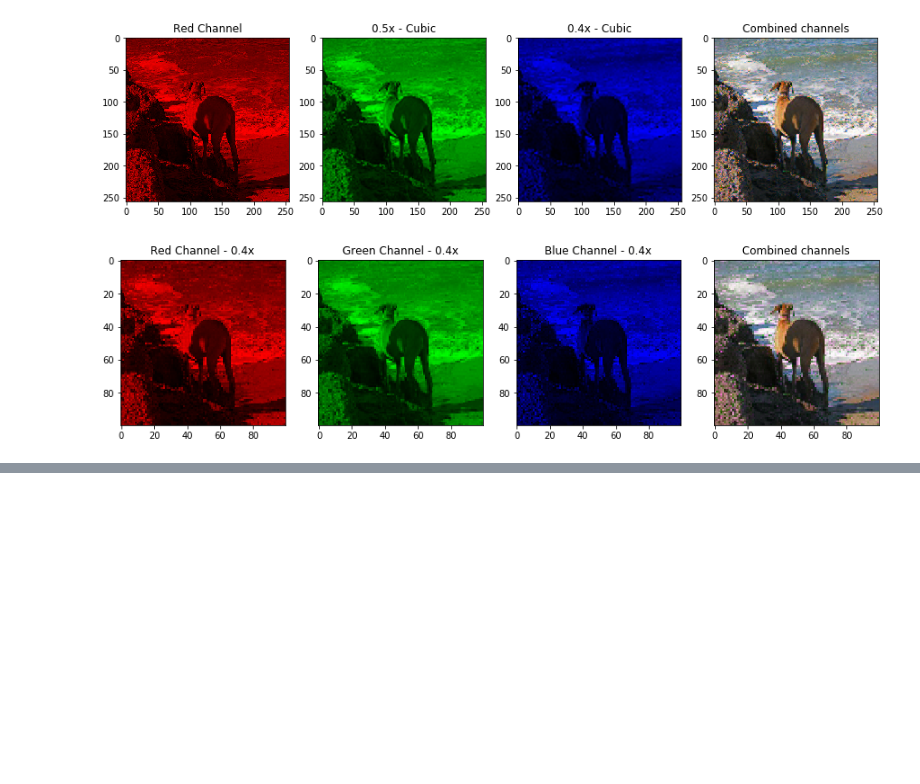
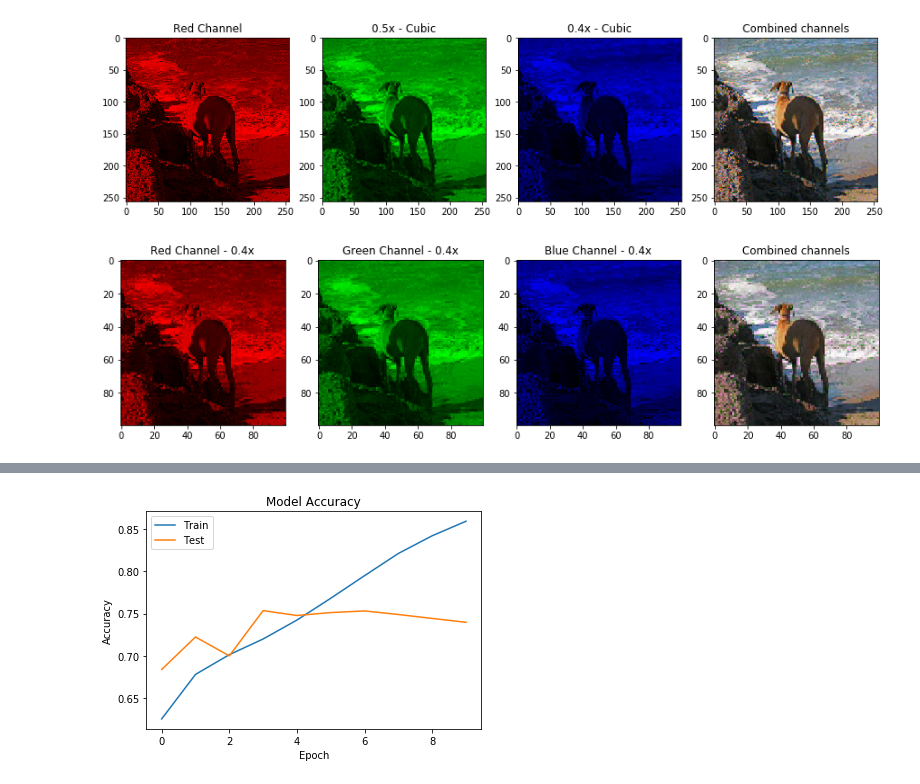
Before and after one commit to adrianodennanni/multiresolution-cnn, a Jupyter notebook: methods_comparison.ipynb, the cells around one changed output, grey strips where cells are left out. Saved outputs shown, nothing was run; the diff lists cells and outputs as text; code cells hidden in the pictures; blank space fills up the shorter version.

Commit message:
Finished tests

```diff
--- a/methods_comparison.ipynb
+++ b/methods_comparison.ipynb
@@ -309,3 +331,89 @@ Use ``skimage.transform.resize`` instead.
 [figure]
 [figure]
 [figure]
+# %%
+# Basic CNN, combined channels with no rescale
+def no_rescale_images(image):
+    r_resized = image[:,:,0]
+
+    g_resized = np.zeros([100, 100])
+    g_resized[0:50, 0:50] = (skimage.transform.resize(image[:,:,1], [50, 50]))
+
+    b_resized = np.zeros([100, 100])
+    b_resized[0:40, 0:40] = (skimage.transform.resize(image[:,:,2], [40, 40]))
+
+    return(np.stack([r_resized, g_resized, b_resized], axis=2))
+
+# Model
+inputs = Input(shape=(100, 100, 3))
+
+x = Conv2D(32, (3, 3), padding='same', activation='relu', kernel_initializer=kernel_initializer)(inputs)
+x = MaxPooling2D(pool_size=(2, 2))(x)
+x = Dropout(0.25, seed=seed)(x)
+
+x = Conv2D(64, (3, 3), padding='same', activation='relu', kernel_initializer=kernel_initializer)(x)
+x = MaxPooling2D(pool_size=(2, 2))(x)
+x = Dropout(0.25, seed=seed)(x)
+
+x = Flatten()(x)
+x = Dense(128, activation='relu', kernel_initializer=kernel_initializer)(x)
+x = Dropout(0.25, seed=seed)(x)
+
+outputs = Dense(2, activation='softmax', kernel_initializer=kernel_initializer)(x)
+
+model = Model(inputs, outputs)
+model.compile(optimizer = 'adam', loss = 'categorical_crossentropy', metrics = ['accuracy'])
+
+# Define generators for the data
+generator = image.ImageDataGenerator(
+    data_format='channels_last',
+    rescale=1. / 255,
+    preprocessing_function=no_rescale_images
+)
+
+train_batches = generator.flow_from_directory(
+    batch_size=16,
+    directory='./dataset/train/',
+    target_size=[100, 100],
+    class_mode='categorical',
+    shuffle=True,
+    seed=seed
+)
+
+val_batches = generator.flow_from_directory(
+    batch_size=16,
+    directory='./dataset/validation/',
+    target_size=[100, 100],
+    class_mode='categorical',
+    shuffle=True,
+    seed=seed
+)
+
+# Starts training the model
+history_no_rescale = model.fit_generator(train_batches,
+                                         epochs=10,
+                                         verbose=2,
+                                         validation_data=val_batches
+                                         )
+
+# Model summary
+model.summary()
+
+# Plots results
+## Accuracy
+plt.plot(history_no_rescale.history['acc'])
+plt.plot(history_no_rescale.history['val_acc'])
+plt.title('Model Accuracy')
+plt.ylabel('Accuracy')
+plt.xlabel('Epoch')
+plt.legend(['Train', 'Test'], loc='upper left')
+plt.show()
+## Loss
+plt.plot(history_no_rescale.history['loss'])
+plt.plot(history_no_rescale.history['val_loss'])
+plt.title('Model Loss')
+plt.ylabel('Loss')
+plt.xlabel('Epoch')
+plt.legend(['Train', 'Test'], loc='upper left')
+plt.show()
+# %% [output]
@@ -311,0 +437 @@ Use ``skimage.transform.resize`` instead.
+[figure, added]
```
Also changed, not shown: parts of 11 cells of this notebook.
